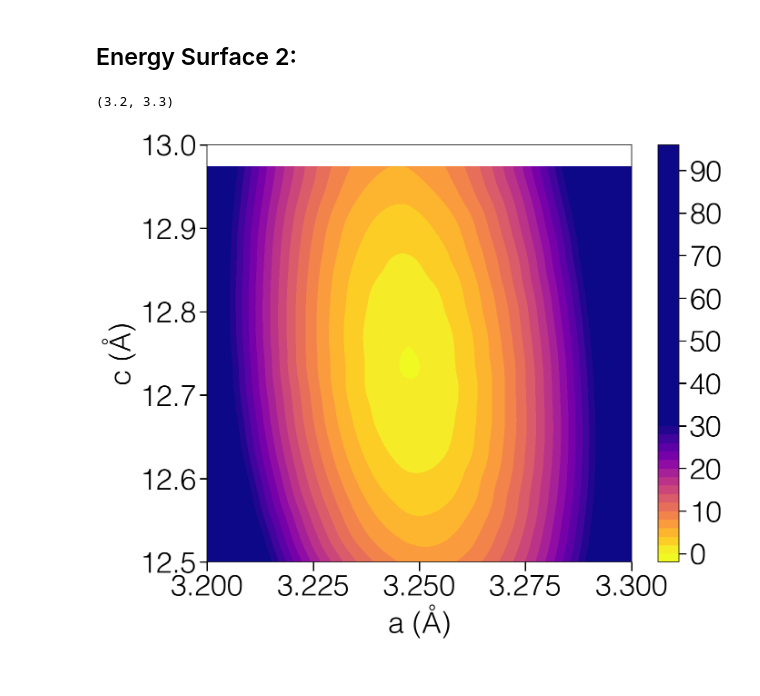
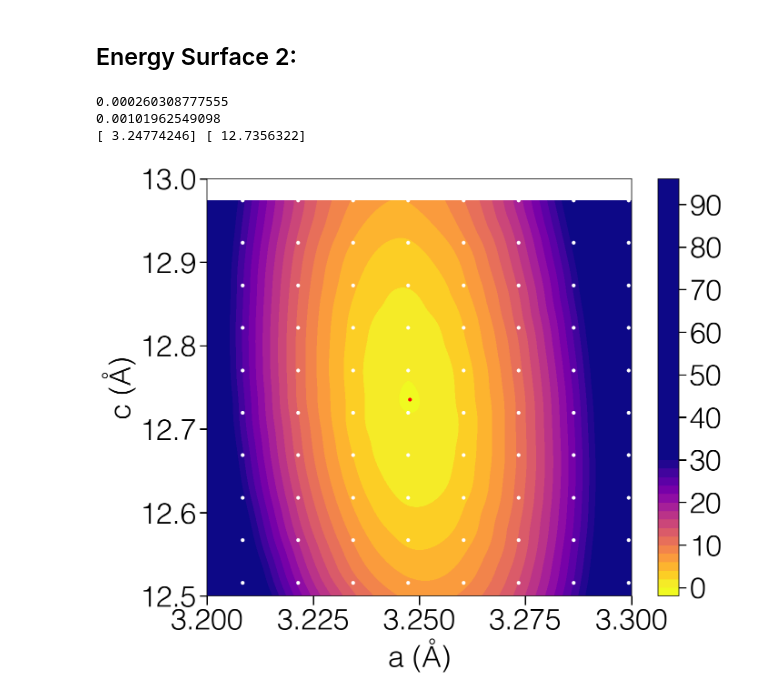
Before and after one commit to jencomen/MSE5720_FR, a Jupyter notebook: MoSe2/MoSe2-Bulk-Relax.ipynb, the cells around one changed output. Cells and saved outputs as stored; diff of their text form; code cells hidden in the pictures.

```diff
--- a/MoSe2/MoSe2-Bulk-Relax.ipynb
+++ b/MoSe2/MoSe2-Bulk-Relax.ipynb
@@ -298,35 +298,46 @@ ax1.set_xlim([3.1,3.4])
 # %%
 %matplotlib inline
 from scipy.interpolate import griddata
 ry2eV=13.605698
 
 path='../../../MoSe2/Bulk/Relaxed/relax/'
 
 PES_f='a_c_E_2.txt'
 PES_data=pd.read_csv(path+PES_f,delimiter='\t\t',names=['a (AA)','c (AA)','E (Ry)'],
                      skiprows=[0],engine='python');
 PES_data['E (eV)']=np.array(PES_data['E (Ry)'])*ry2eV*10**3
 
 # Vector Data
 a_data=np.array(PES_data['a (AA)'].values)
 c_data=np.array(PES_data['c (AA)'].values)
 E_data=np.array(PES_data['E (eV)'].values)-min(np.array(PES_data['E (eV)'].values))
 
 # Interpolation
-a_inter=np.linspace(min(a_data),max(a_data),500); #print(a_inter)
-c_inter=np.linspace(min(c_data),max(c_data),500); #print(c_inter)
+a_inter=np.linspace(min(a_data),max(a_data),500); print(a_inter[1]-a_inter[0])
+c_inter=np.linspace(min(c_data),max(c_data),500); print(c_inter[1]-c_inter[0])
 A,C=np.meshgrid(a_inter,c_inter)
 
 E_inter=griddata((a_data,c_data),E_data,(A,C),method='cubic')
+# E_bot=E_inter[E_inter<0]
+# A_bot=A[E_inter<0]
+# C_bot=C[E_inter<0]
+E_min=np.amin(E_inter)
+A_min=A[E_inter==E_min]
+C_min=C[E_inter==E_min]
+
 fig=plt.figure(figsize=(10,8))
 ax1 = fig.add_subplot(111)
 cf=ax1.contourf(A,C,E_inter,60,cmap=mpl.cm.plasma_r,vmin=0.0,vmax=30)
-#ax1.scatter(a_data,c_data,marker = 'o', c = 'white', s = 10, zorder = 10)
+ax1.scatter(a_data,c_data,marker = 'o', c = 'white', s = 10, zorder = 10)
+ax1.scatter(A_min,C_min,marker = 'o', c = 'r', s = 10, zorder = 10)
 fig.colorbar(cf) # draw colorbar
 ax1.set_xlabel('a (Å)')
 ax1.set_ylabel('c (Å)')
 ax1.set_ylim([12.5,13])
 ax1.set_xlim([3.2,3.3])
+print(A_min,C_min)
 # %% [output]
-(3.2, 3.3)
+0.000260308777555
+0.00101962549098
+[ 3.24774246] [ 12.7356322]
-[figure, old version]
+[figure, new version]
```
Also changed, not shown: parts of 7 cells of this notebook.
